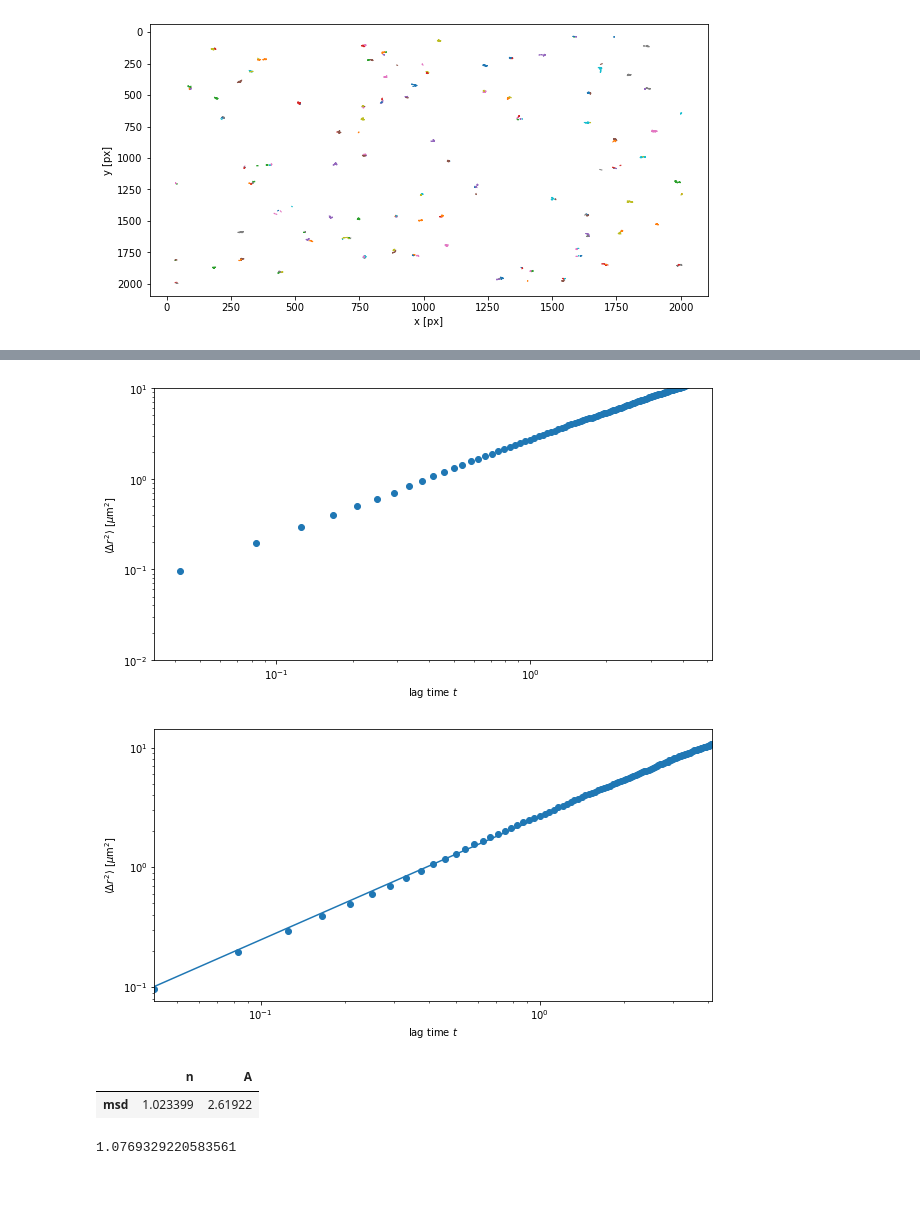
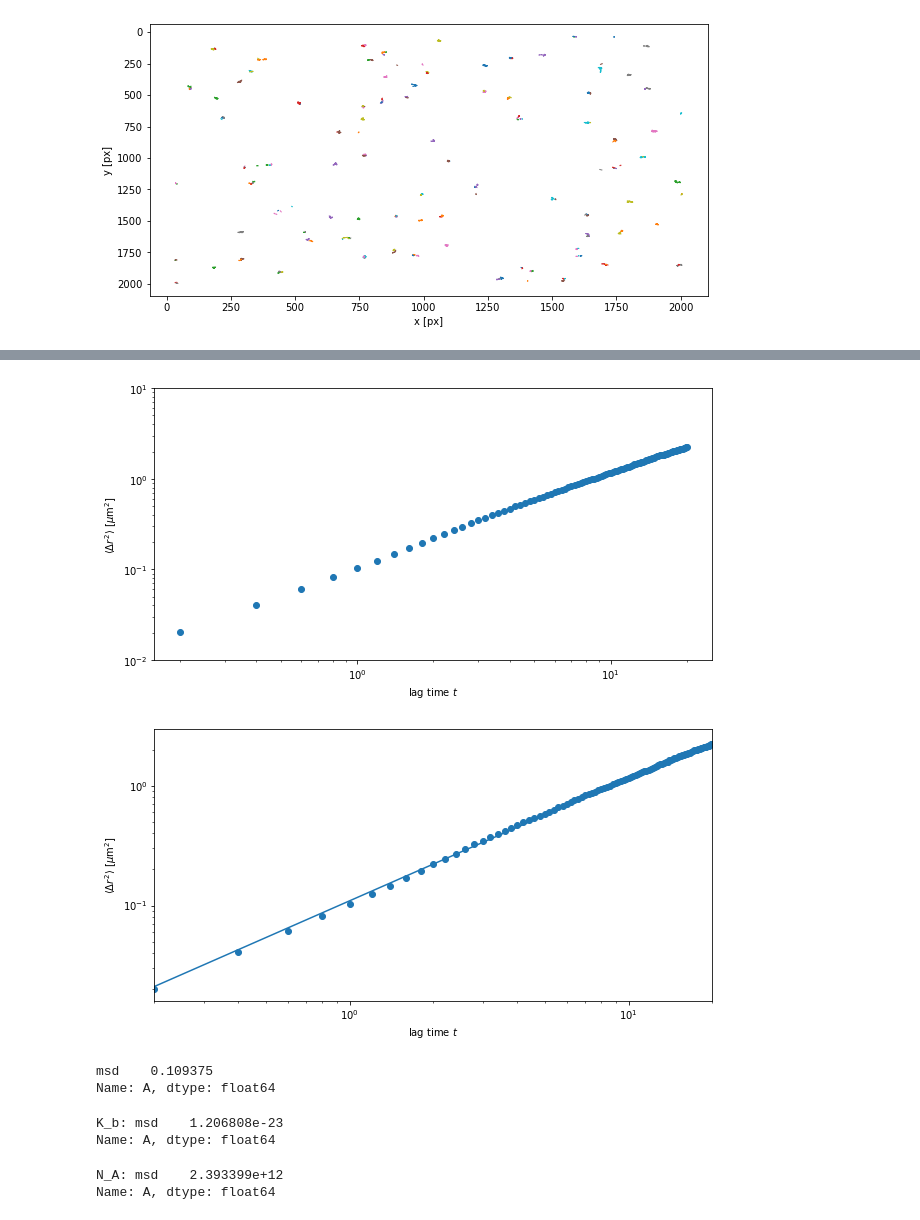
Before and after one commit to oliphantee/phys310Diffusion, a Jupyter notebook: trackpyTutorial.ipynb, the cells around one changed output, grey strips where cells are left out. Cells and saved outputs as stored; diff of their text form; code cells hidden in the pictures; blank space fills up the shorter version.

```diff
--- a/trackpyTutorial.ipynb
+++ b/trackpyTutorial.ipynb
@@ -1,3 +3,9 @@
+# %%
+micronsPerPixel=.16 # for 40x, use .16, idk about other magnifications
+framesPerSecond=5 # for 200ms per frame, use 5
+temperatureF=72 # I'm assuming room temperature
+tracerDiameter=2*10**-6 # 2 micron diameter
+pathToFile='../022721_S10.2_1micron_1min.mp4'
 # %%
 from __future__ import division, unicode_literals, print_function  # for compatibility with Python 2 and 3
 
@@ -22,7 +30,7 @@ import trackpy as tp
 def gray(image):
     return image[:, :, 1]  # Take just the green channel
 
-frames = gray(pims.open('../022721_S10.2_1micron_1min.mp4'))
+frames = gray(pims.open(pathToFile))
 # %% [output]
 Exception ignored in: <function PyAVReaderIndexed.__del__ at 0x...>
 Traceback (most recent call last):
@@ -94,5 +104,5 @@ array([[<AxesSubplot:title={'center':'x'}>,
 # %%
-f = tp.batch(frames[:300], 71, minmass=5000, invert=False);
+f = tp.batch(frames, 71, minmass=5000, invert=False);
 # %% [output]
 Frame 299: 78 features
 # %%
@@ -145,5 +155,5 @@ ax.set_yscale('log')
 # %%
-em = tp.emsd(tm, 100/285., 24)
+em = tp.emsd(tm, micronsPerPixel, framesPerSecond)
 # %%
 fig, ax = plt.subplots()
 ax.plot(em.index, em, 'o')
@@ -153,17 +163,31 @@ ax.set(ylabel=r'$\langle \Delta r^2 \rangle$ [$\mu$m$^2$]',
        xlabel='lag time $t$')
 ax.set(ylim=(1e-2, 10));
 # %% [output]
-[figure, old version]
+[figure, new version]
 # %%
 plt.figure()
 plt.ylabel(r'$\langle \Delta r^2 \rangle$ [$\mu$m$^2$]')
 plt.xlabel('lag time $t$');
-tp.utils.fit_powerlaw(em)
+x=tp.utils.fit_powerlaw(em).A
+print(x)
 # %% [output]
-[figure, old version]
+[figure, new version]
-|  | n | A |
-| msd | 1.023399 | 2.61922 |
+msd    0.109375
+Name: A, dtype: float64
-# %%
-2.61922*1.0016*1000/8.314/293
-# %% [output]
-1.0769329220583561
+# %%
+D=x/2 # diffusion constant
+temperatureK=(temperatureF-32)/1.8+273.15
+eta=.9954*10**-3 # I'm assuming room temperature, shouldn't make a significant difference
+r=tracerDiameter/2
+k_b=D/temperatureK*6*np.pi*eta*r
+print("K_b: "+str(k_b**2))
+# %% [output]
+K_b: msd    1.206808e-23
+Name: A, dtype: float64
+# %%
+R=8.31446261815324
+n_a=R/D/6/np.pi/eta/r*temperatureK
+print("N_A: "+str(n_a))
+# %% [output]
+N_A: msd    2.393399e+12
+Name: A, dtype: float64
```
Also changed, not shown: parts of 8 cells of this notebook.
